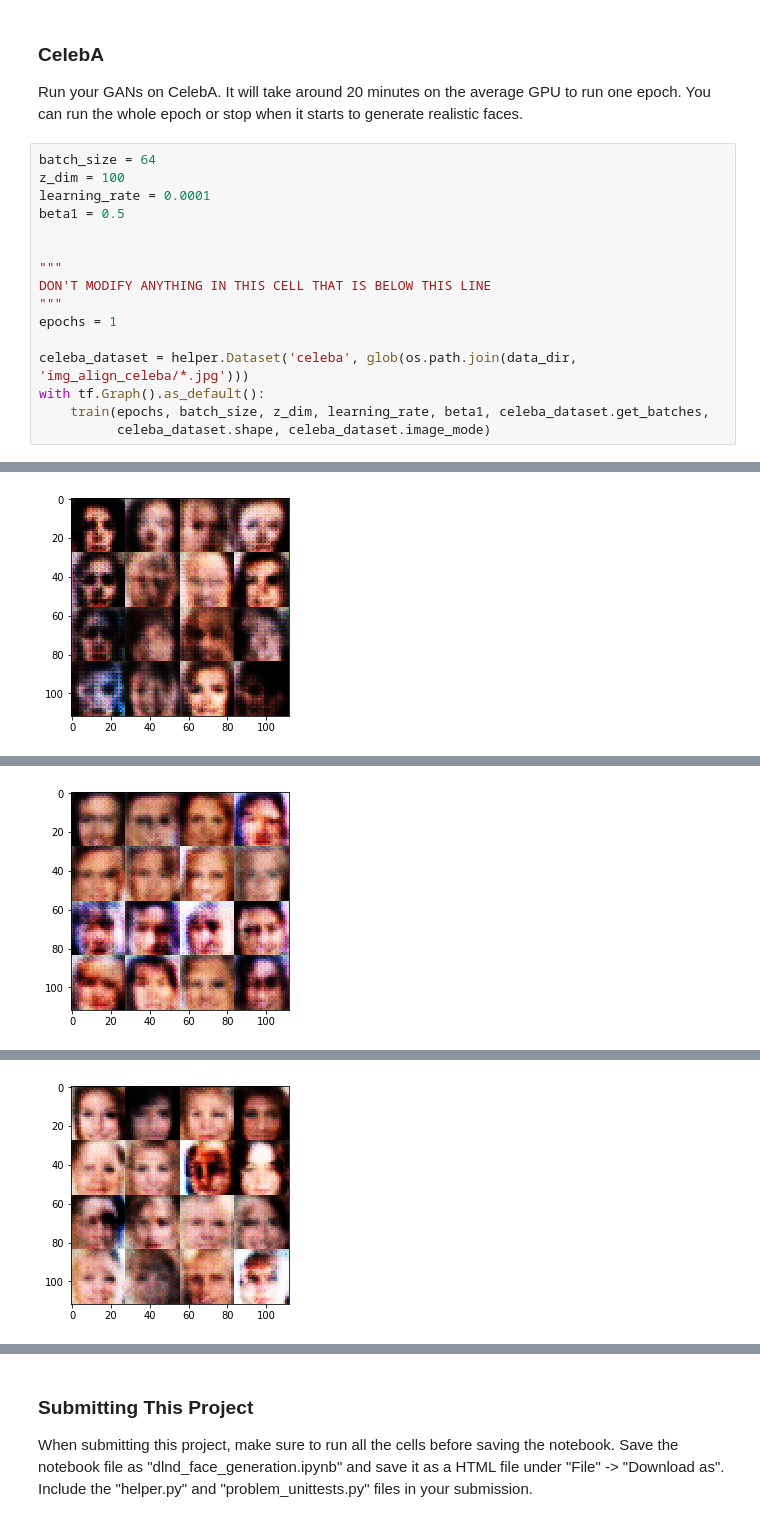
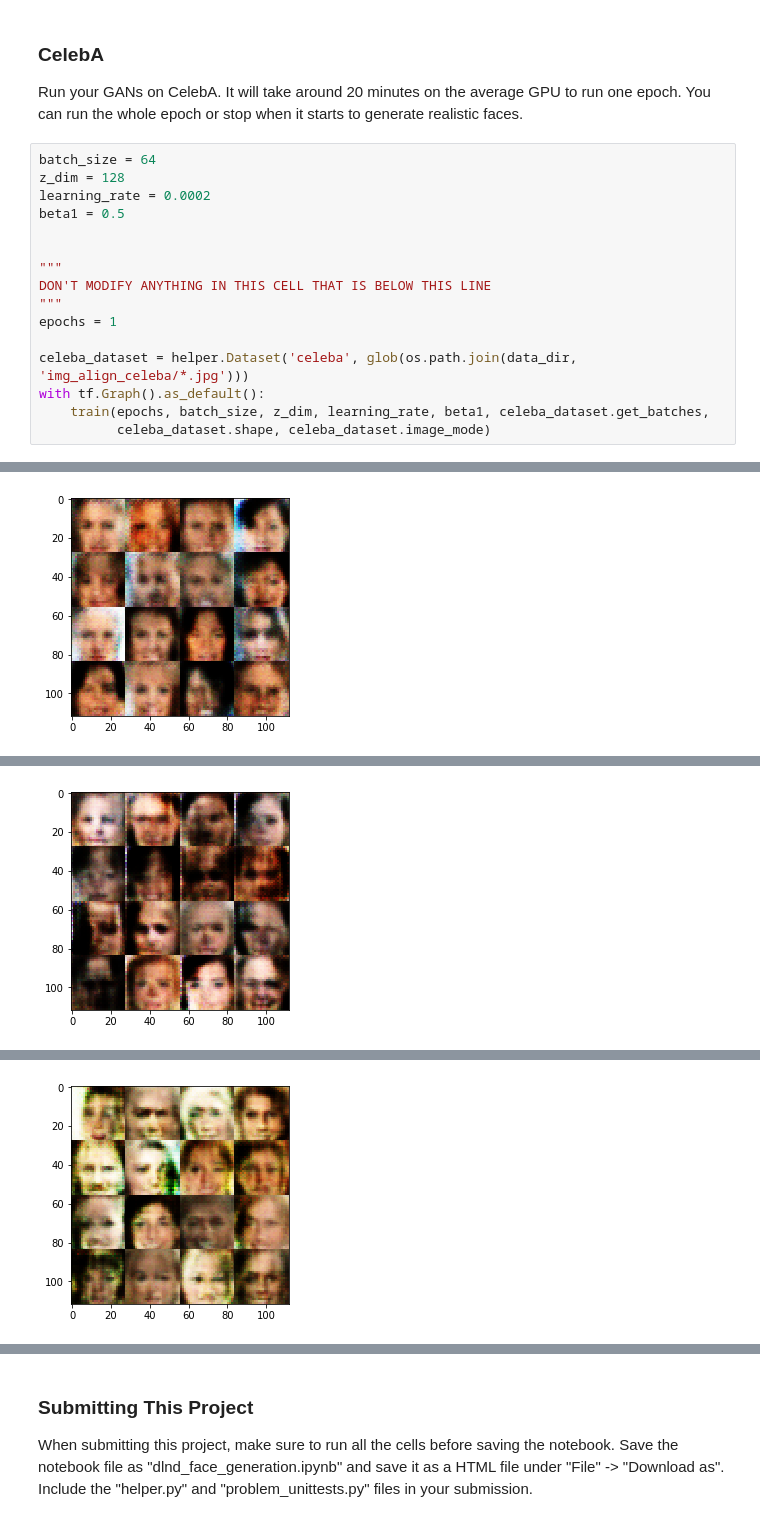
Before and after one commit to cazacov/deep-learning, a Jupyter notebook: face_generation/dlnd_face_generation.ipynb, the cells around one changed output, grey strips where cells are left out. Saved outputs shown, nothing was run; the diff lists cells and outputs as text.

```diff
--- a/face_generation/dlnd_face_generation.ipynb
+++ b/face_generation/dlnd_face_generation.ipynb
@@ -489,8 +489,8 @@ Epoch 1/2... Discriminator Loss: 0.8965... Generator Loss: 1.0872
 Run your GANs on CelebA.  It will take around 20 minutes on the average GPU to run one epoch.  You can run the whole epoch or stop when it starts to generate realistic faces.
 # %%
 batch_size = 64
-z_dim = 100
-learning_rate = 0.0001
+z_dim = 128
+learning_rate = 0.0002
 beta1 = 0.5
 
 
@@ -550 +550 @@ Epoch 1/1... Discriminator Loss: 0.8510... Generator Loss: 1.2358
-[figure, old version]
+[figure, new version]
@@ -561 +561 @@ Epoch 1/1... Discriminator Loss: 0.7401... Generator Loss: 1.4126
-[figure, old version]
+[figure, new version]
@@ -572 +572 @@ Epoch 1/1... Discriminator Loss: 0.9631... Generator Loss: 1.0570
-[figure, old version]
+[figure, new version]
```
Also changed, not shown: parts of 2 cells of this notebook, 1 other file.
